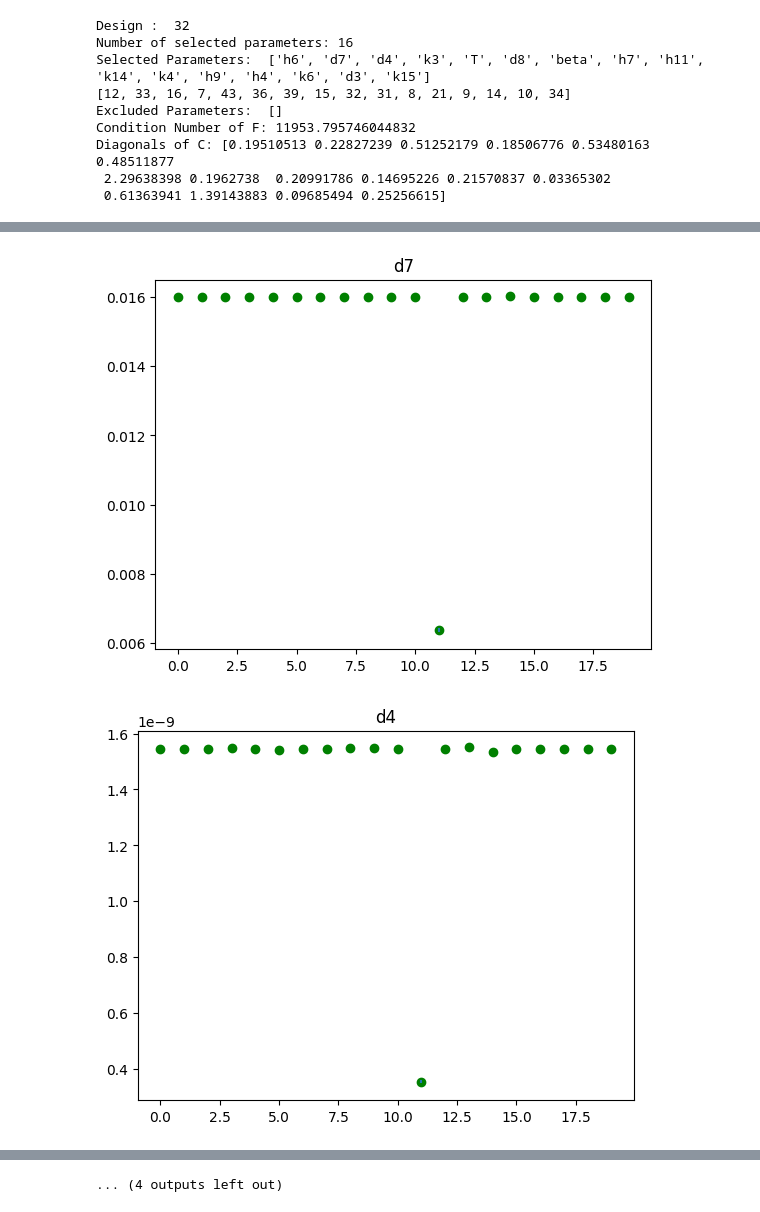
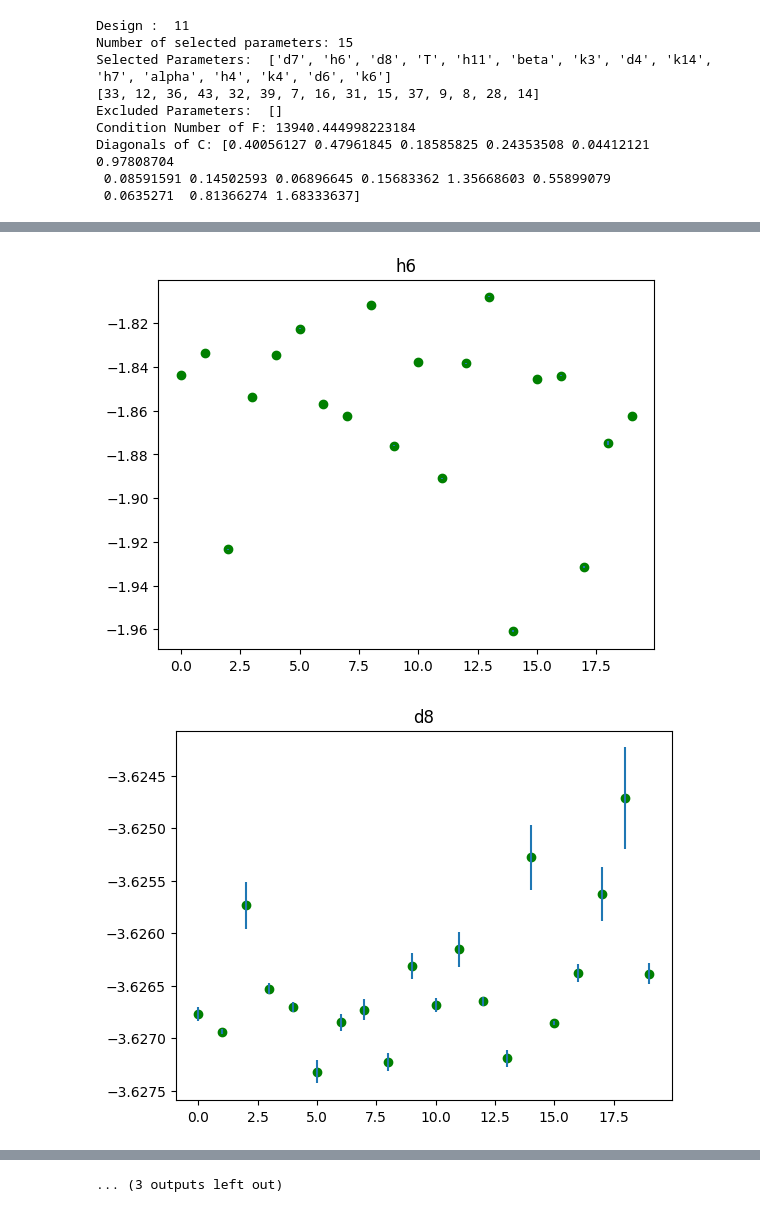
Before and after one commit to aayres22/ITIS_Analysis, a Jupyter notebook: Post_opt_ci.ipynb, the cells around one changed output, grey strips where cells are left out. Saved outputs shown, nothing was run; the diff lists cells and outputs as text; code cells hidden in the pictures.

```diff
--- a/Post_opt_ci.ipynb
+++ b/Post_opt_ci.ipynb
@@ -7,10 +7,10 @@ from ITIS_Model_funcs import get_nominal_param,OLS_res,ITIS
 param_log,IC = get_nominal_param()
 IC = [ 2.0,          0.,          0.14759607,  0.,         13.75484703,  3.13344442, 15.73028492,  1.38649737]
 
-D = '3'         # '1' for ACTH + Cort,
+D = '1'         # '1' for ACTH + Cort,
                 # '2' for ACTH + Cort + TNF-a
                 # '3' for ACTH + Cort + TNF-a + IL10
-dpoints = '2'   # '1' for 25, '2' for 13
+dpoints = '1'   # '1' for 25, '2' for 13
 
 if D == '1':
     output_ids = [6,7]
@@ -90,15 +90,15 @@ print("Excluded Parameters: ", [param_titles[i] for i in unid])
 print("Condition Number of F:", np.linalg.cond(F_opt))
 print("Diagonals of C:", np.diag(C_opt))
 # %% [output]
-Design :  32
-Number of selected parameters: 16
-Selected Parameters:  ['h6', 'd7', 'd4', 'k3', 'T', 'd8', 'beta', 'h7', 'h11', 'k14', 'k4', 'h9', 'h4', 'k6', 'd3', 'k15']
-[12, 33, 16, 7, 43, 36, 39, 15, 32, 31, 8, 21, 9, 14, 10, 34]
+Design :  11
+Number of selected parameters: 15
+Selected Parameters:  ['d7', 'h6', 'd8', 'T', 'h11', 'beta', 'k3', 'd4', 'k14', 'h7', 'alpha', 'h4', 'k4', 'd6', 'k6']
+[33, 12, 36, 43, 32, 39, 7, 16, 31, 15, 37, 9, 8, 28, 14]
 Excluded Parameters:  []
-Condition Number of F: 11953.795746044832
-Diagonals of C: [0.19510513 0.22827239 0.51252179 0.18506776 0.53480163 0.48511877
- 2.29638398 0.1962738  0.20991786 0.14695226 0.21570837 0.03365302
- 0.61363941 1.39143883 0.09685494 0.25256615]
+Condition Number of F: 13940.444998223184
+Diagonals of C: [0.40056127 0.47961845 0.18585825 0.24353508 0.04412121 0.97808704
+ 0.08591591 0.14502593 0.06896645 0.15683362 1.35668603 0.55899079
+ 0.0635271  0.81366274 1.68333637]
 # %%
 ##  ADD NOISE
 ##Calculating CIS
@@ -116,15 +116,15 @@ for i in range(len(param_sorted)):
     plt.figure()
     for j in range(20):
         var_est = (1/(len(t_data) * len(output_ids) - len(p_indices))) * opt_cost[j]
-        SE = np.sqrt((var_est **2) * np.diag(C_opt))
+        SE = np.sqrt(var_est * np.diag(C_opt))
 
         CI[j,0] = param_opt[j][i] - t_value * SE[i]
         CI[j,1] = param_opt[j][i] + t_value * SE[i]
-        plt.vlines(x = j, ymin = np.exp(CI[j,0]), ymax = np.exp(CI[j,1]))
+        plt.vlines(x = j, ymin = (CI[j,0]), ymax = (CI[j,1]))
 
     # plt.scatter(range(20), CI[:,0], marker = 'o', color = 'r')
     # plt.scatter(range(20), CI[:,1], marker = 'o', color = 'b')
-    plt.scatter(range(20), np.exp(param_opt[:,i]), marker = 'o', color = 'g')
+    plt.scatter(range(20), (param_opt[:,i]), marker = 'o', color = 'g')
     plt.title(param_titles[p_indices[i]])
     plt.show()
         #print(CI[i,0], param_opt[0][i], CI [i,1])
@@ -138,2 +138,2 @@ for i in range(len(param_sorted)):
-[figure, old version]
+[figure, new version]
-[figure, old version]
+[figure, new version]
@@ -149 +149 @@ for i in range(len(param_sorted)):
-... (4 outputs left out)
+... (3 outputs left out)
```
Also changed, not shown: parts of 1 cell of this notebook, 3 other files.
